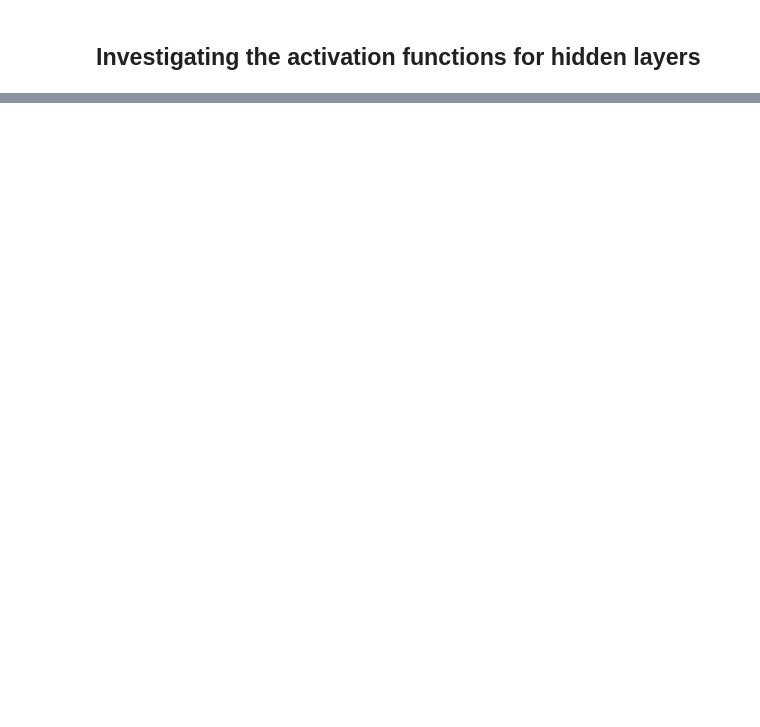
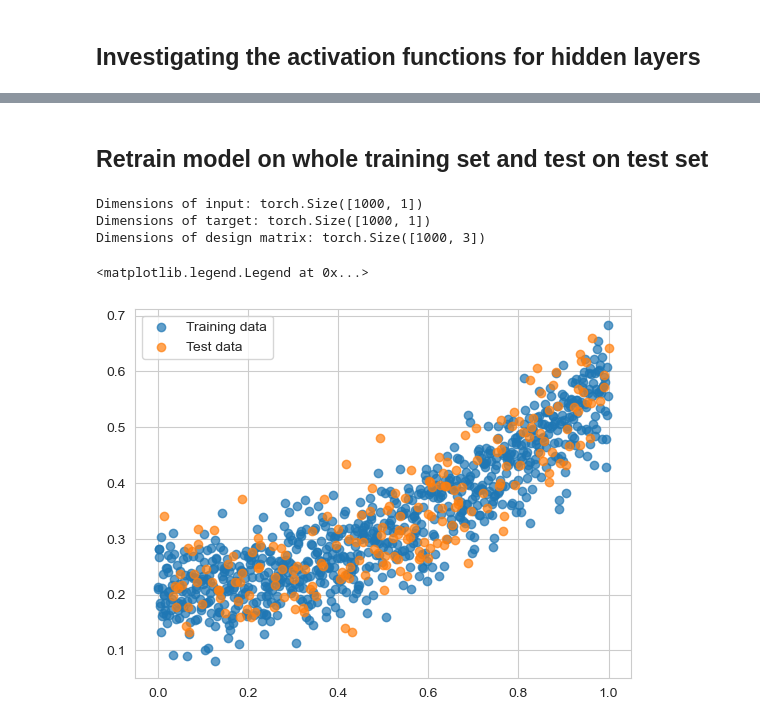
Before and after one commit to Johannesfjeldsaa/FYS-STK4155_Projects, a Jupyter notebook: Project 2/Solve project tasks/Task b) NN regression PyTorch.ipynb, the cells around one changed output, grey strips where cells are left out. Cells and saved outputs as stored; diff of their text form; code cells hidden in the pictures; blank space fills up the shorter version.

```diff
--- a/Project 2/Solve project tasks/Task b) NN regression PyTorch.ipynb
+++ b/Project 2/Solve project tasks/Task b) NN regression PyTorch.ipynb
@@ -747,0 +826,34 @@ n_minibatches = 32
+# %% [markdown]
+## Retrain model on whole training set and test on test set
+# %%
+true_a = torch.tensor([2, 0.5, 3.2])
+
+n = 1000
+
+x = torch.linspace(0, 1, n)
+X_OLS = make_design_matrix(x, 2)
+x = x.reshape(-1, 1)
+target = ((torch.tensor([true_a[0] + true_a[1]*x + true_a[2]*x**2 for x in x]) + .5 * torch.randn(n)) * 1e-1).reshape(-1, 1)
+
+
+print('Dimensions of input:', x.shape)
+print('Dimensions of target:', target.shape)
+print('Dimensions of design matrix:', X_OLS.shape)
+(train_X, test_X,
+ train_X_OLS, test_X_OLS,
+ train_target, test_target) = train_test_split(x, X_OLS, target, test_size=0.2)
+
+train_target = train_target.reshape(-1, 1)
+test_target = test_target.reshape(-1, 1)
+# %% [output]
+Dimensions of input: torch.Size([1000, 1])
+Dimensions of target: torch.Size([1000, 1])
+Dimensions of design matrix: torch.Size([1000, 3])
+# %%
+plt.figure()
+plt.scatter(train_X[:,0], train_target, label='Training data', alpha=0.7)
+plt.scatter(test_X[:,0], test_target, label='Test data', alpha=0.7)
+plt.legend()
+# %% [output]
+<matplotlib.legend.Legend at 0x...>
+[figure, added]
```
Also changed, not shown: parts of 24 cells of this notebook, 1 other file.
